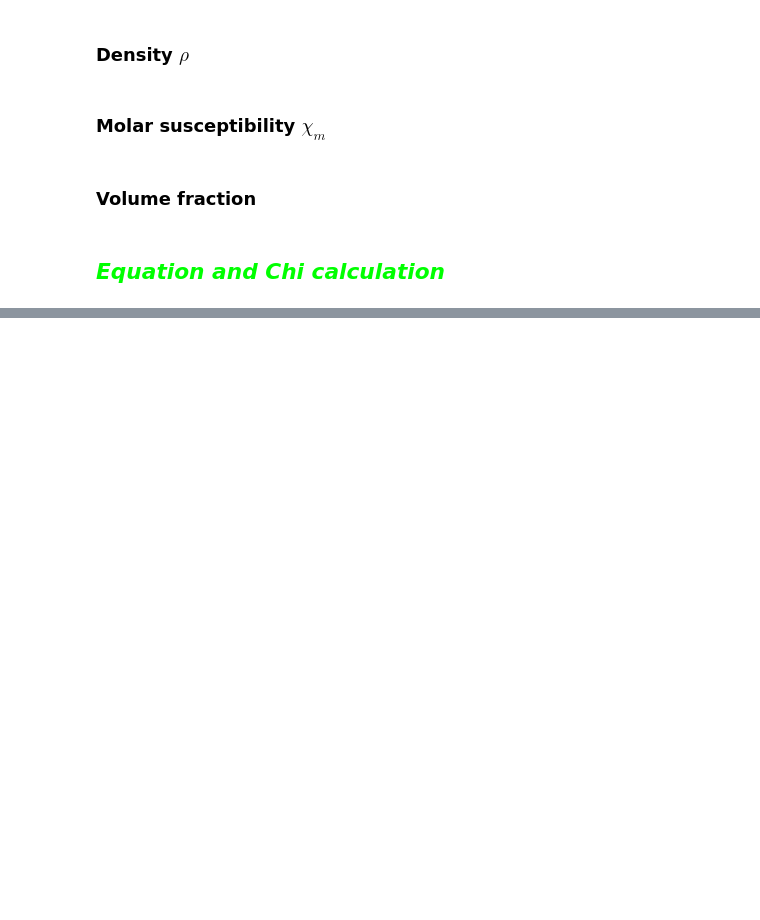
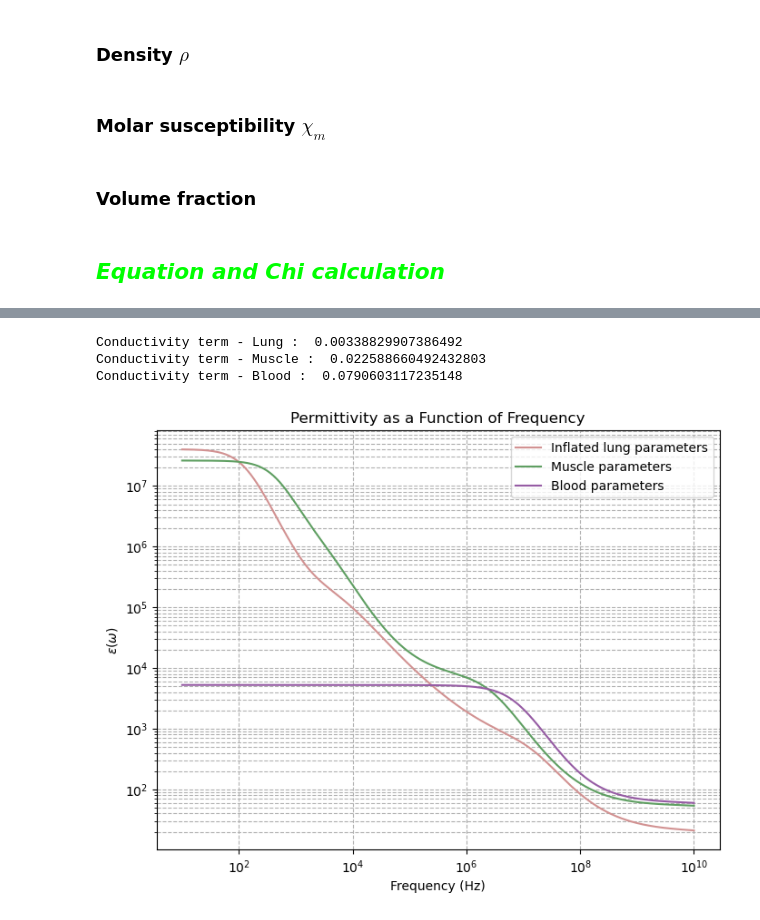
Before and after one commit to evaalonsoortiz/sus-optimization, a Jupyter notebook: chi_calculator.ipynb, the cells around one changed output, grey strips where cells are left out. Cells and saved outputs as stored; diff of their text form; code cells hidden in the pictures; blank space fills up the shorter version.

```diff
--- a/chi_calculator.ipynb
+++ b/chi_calculator.ipynb
@@ -76,0 +130,70 @@ Chi calculated:  -2.8983893942048153
+# %%
+sigma_i_lung = 0.03
+sigma_i_muscle = 0.2
+sigma_i_blood = 0.7
+
+# Remember this should be e-12 F/m but if we use that in the equation the graph doesn't follow expected values
+perm_free_space = 8.854
+
+conductivity_term_lung =  (sigma_i_lung / perm_free_space)
+
+conductivity_term_muscle =  (sigma_i_muscle / perm_free_space)
+
+conductivity_term_blood =  (sigma_i_blood / perm_free_space)
+
+print("Conductivity term - Lung : ", conductivity_term_lung)
+
+print("Conductivity term - Muscle : ", conductivity_term_muscle)
+
+
+print("Conductivity term - Blood : ", conductivity_term_blood)
+# %% [output]
+Conductivity term - Lung :  0.00338829907386492
+Conductivity term - Muscle :  0.022588660492432803
+Conductivity term - Blood :  0.0790603117235148
+# %%
+import numpy as np
+import matplotlib.pyplot as plt
+
+e_inf_lung = 2.4
+e_inf_muscle = 4.0
+e_inf_blood = 4.0
+
+delta_e_lung = np.array([18, 500, 2.5e5, 4e7])
+delta_e_muscle = np.array([50, 7e3, 1.2e6, 2.5e7])
+delta_e_blood = np.array([56, 5.2e3, 0, 0])
+
+tau_n_lung = np.array([7.96e-12, 63.66e-9, 159.15e-6, 7.958e-3])
+tau_n_muscle = np.array([7.23e-12, 353.68e-9, 318.31e-6, 2.274e-3])
+tau_n_blood = np.array([8.38e-12, 132.63e-9, 0, 0])
+
+alpha_n_lung = np.array([0.1, 0.1, 0.2, 0])  # Note: alpha_4 = 0
+alpha_n_muscle = np.array([0.1, 0.1, 0.1, 0])  # Note: alpha_4 = 0
+alpha_n_blood = np.array([0.1, 0.1, 0, 0]) # Note, terms 3 and 4 are 0
+
+freq = np.logspace(1, 10, 500) # This should be from 10 Hz to 10 GHz
+omega = freq
+
+epsilon_sum_lung = np.sum(delta_e_lung[:, None] / (1 + (1j * omega * tau_n_lung[:, None])**(1 - alpha_n_lung[:, None])), axis=0)
+epsilon_sum_muscle = np.sum(delta_e_muscle[:, None] / (1 + (1j * omega * tau_n_muscle[:, None])**(1 - alpha_n_muscle[:, None])), axis=0)
+epsilon_sum_blood = np.sum(delta_e_blood[:, None] / (1 + (1j * omega * tau_n_blood[:, None])**(1 - alpha_n_blood[:, None])), axis=0)
+
+epsilon_w_lung = e_inf_lung + epsilon_sum_lung + conductivity_term_lung
+epsilon_w_muscle = e_inf_muscle + epsilon_sum_muscle + conductivity_term_muscle
+epsilon_w_blood = e_inf_blood + epsilon_sum_blood + conductivity_term_blood
+# %%
+# Plot results
+plt.figure(figsize=(8, 6))
+plt.semilogx(freq, epsilon_w_lung.real, label='Inflated lung parameters', color = "#D29292")
+plt.semilogx(freq, epsilon_w_muscle.real, label='Muscle parameters', color = "#5F9F62")
+plt.semilogx(freq, epsilon_w_blood.real, label='Blood parameters', color = "#965CA4")
+#plt.semilogx(freq, epsilon_w.imag, label='Imaginary Part', linestyle='dashed')
+plt.xlabel('Frequency (Hz)')
+plt.ylabel(r'$\varepsilon(\omega)$')
+plt.yscale('log')
+plt.title('Permittivity as a Function of Frequency')
+plt.legend()
+plt.grid(True, which='both', linestyle='--')
+plt.show()
+# %% [output]
+[figure, added]
```
Also changed, not shown: parts of 21 cells of this notebook, 4 other files.
